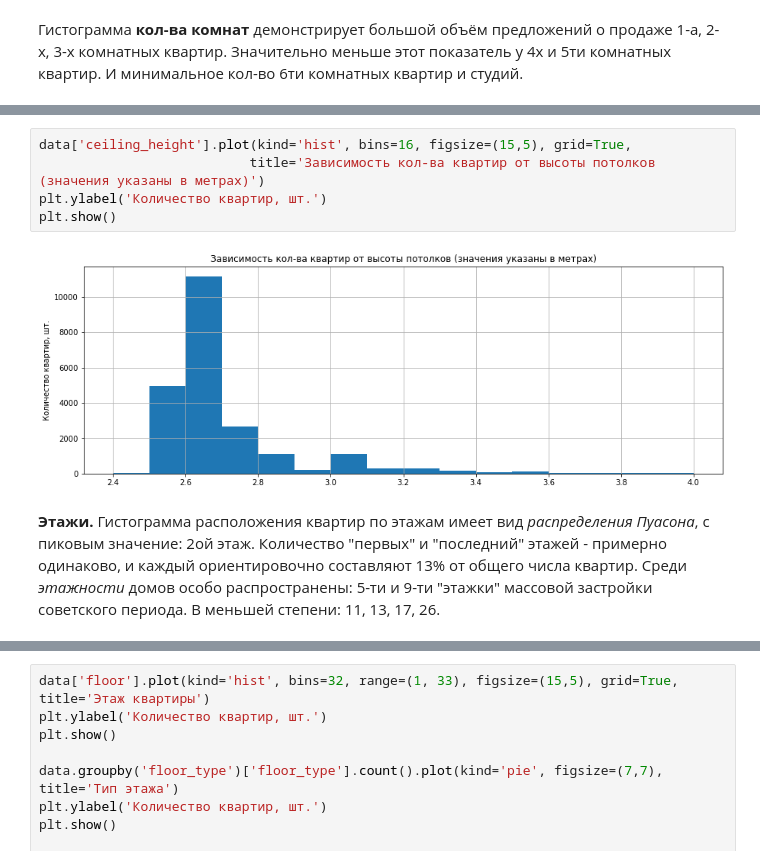
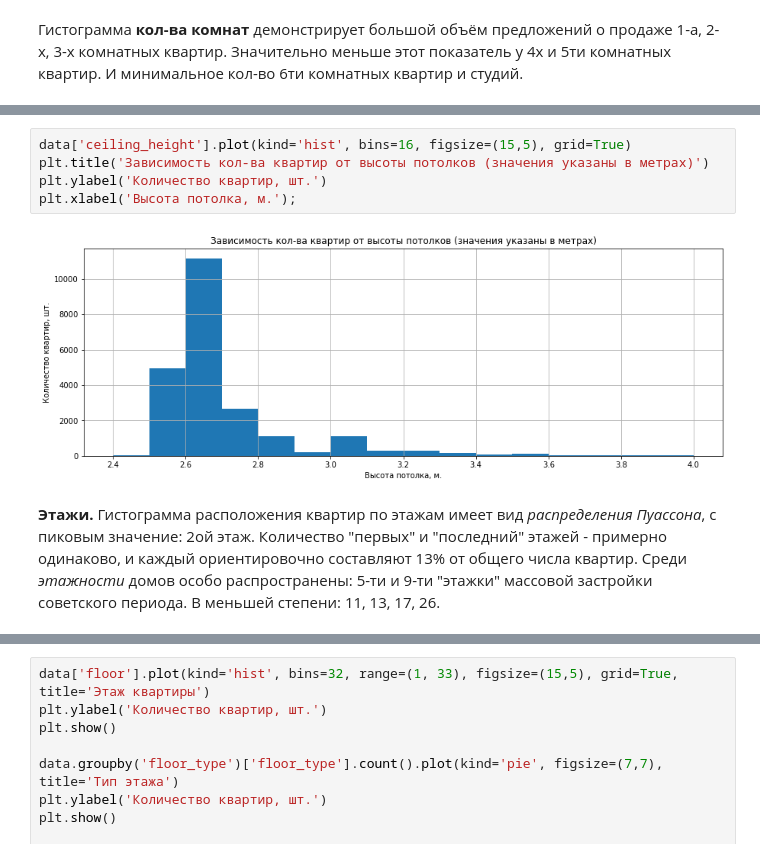
Before and after one commit to Danspers/3.EDA-apartments-sales, a Jupyter notebook: EDA-apartments-sales.ipynb, the cells around one changed output, grey strips where cells are left out. Saved outputs shown, nothing was run; the diff lists cells and outputs as text.

```diff
--- a/EDA-apartments-sales.ipynb
+++ b/EDA-apartments-sales.ipynb
@@ -1041,11 +509,11 @@ plt.show()
 - 2.65м - "современный" стандарт новых квартир,
 - 3.00м - новостройки повышенного класса комфорта.
 # %%
-data['ceiling_height'].plot(kind='hist', bins=16, figsize=(15,5), grid=True,
-                           title='Зависимость кол-ва квартир от высоты потолков (значения указаны в метрах)')
+data['ceiling_height'].plot(kind='hist', bins=16, figsize=(15,5), grid=True)
+plt.title('Зависимость кол-ва квартир от высоты потолков (значения указаны в метрах)')
 plt.ylabel('Количество квартир, шт.')
-plt.show()
+plt.xlabel('Высота потолка, м.');
 # %% [output]
-[figure, old version]
+[figure, new version]
 # %% [markdown]
-**Этажи.** Гистограмма расположения квартир по этажам имеет вид _распределения Пуасона_, с пиковым значение: 2ой этаж. Количество "первых" и "последний" этажей - примерно одинаково, и каждый ориентировочно составляют 13% от общего числа квартир. Среди _этажности_ домов особо распространены: 5-ти и 9-ти "этажки" массовой застройки советского периода. В меньшей степени: 11, 13, 17, 26.
+**Этажи.** Гистограмма расположения квартир по этажам имеет вид _распределения Пуассона_, с пиковым значение: 2ой этаж. Количество "первых" и "последний" этажей - примерно одинаково, и каждый ориентировочно составляют 13% от общего числа квартир. Среди _этажности_ домов особо распространены: 5-ти и 9-ти "этажки" массовой застройки советского периода. В меньшей степени: 11, 13, 17, 26.
```
Also changed, not shown: parts of 194 cells of this notebook, 1 other file.
